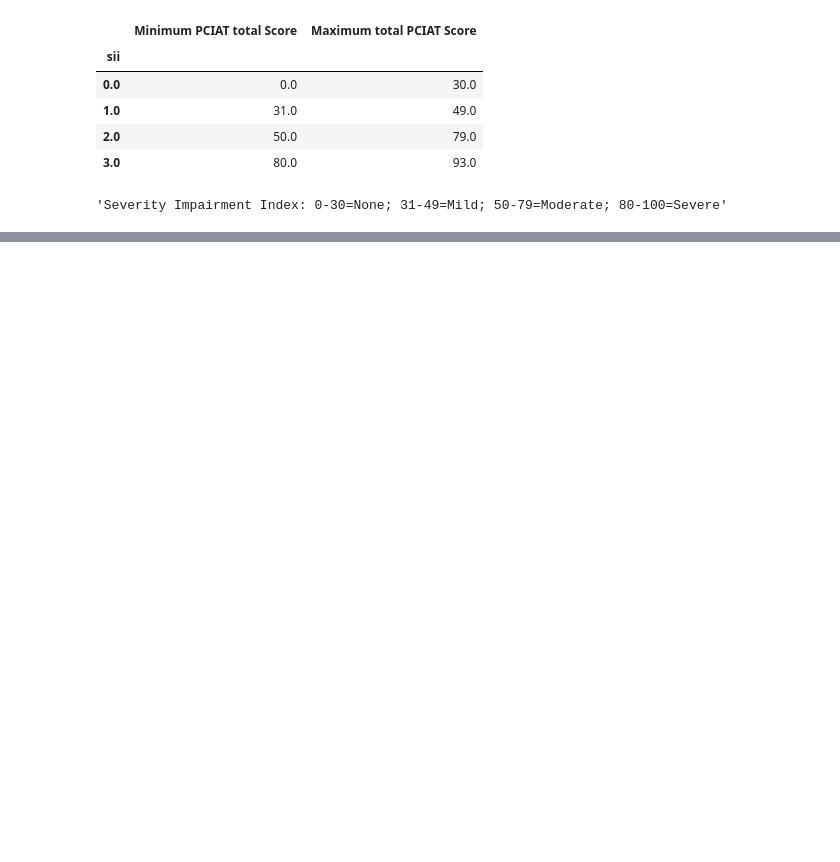
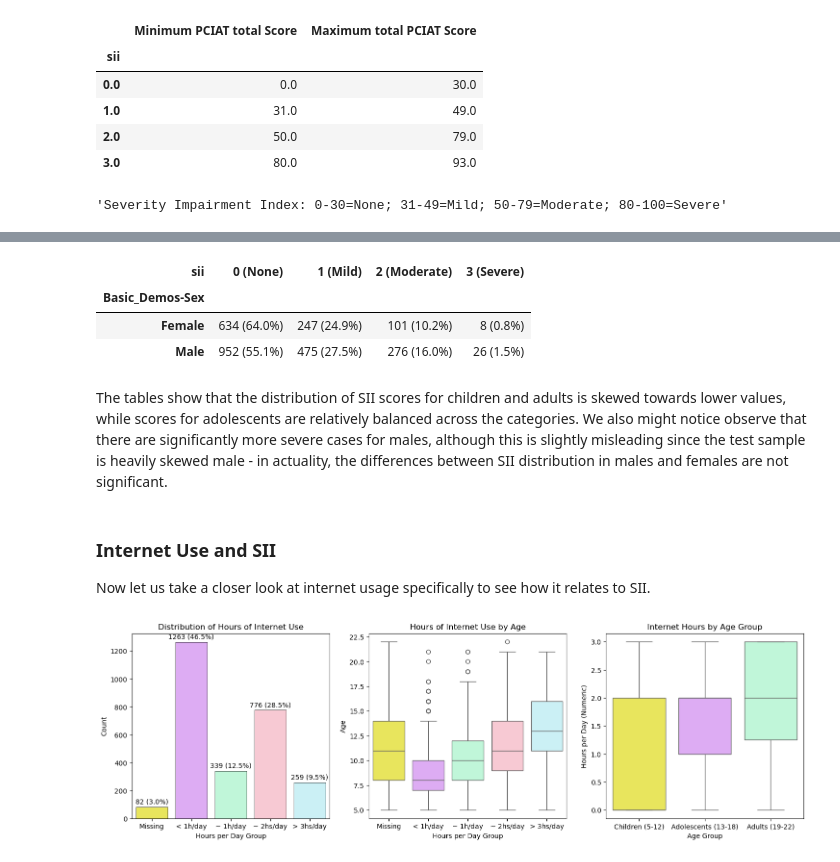
Before and after one commit to tomragus/CMI-PIU-Model, a Jupyter notebook: notebooks/CMI-PIU_draft2.ipynb, the cells around one changed output, grey strips where cells are left out. Drawn from its saved outputs; the diff is of its cells as text; code cells hidden in the pictures; blank space fills up the shorter version.

```diff
--- a/notebooks/CMI-PIU_draft2.ipynb
+++ b/notebooks/CMI-PIU_draft2.ipynb
@@ -213,0 +341,7 @@ data_dict[data_dict['Field'] == 'PCIAT-PCIAT_Total']['Value Labels'].iloc[0]
+# %%
+assert train['Basic_Demos-Age'].isna().sum() == 0
+assert train['Basic_Demos-Sex'].isna().sum() == 0
+
+# participant age distribution
+train['Age Group'] = pd.cut(train['Basic_Demos-Age'], bins=[4, 12, 18, 22], labels=['Children (5-12)', 'Adolescents (13-18)', 'Adults (19-22)'])
+calculate_stats(train, 'Age Group')
@@ -213,0 +354,5 @@ data_dict[data_dict['Field'] == 'PCIAT-PCIAT_Total']['Value Labels'].iloc[0]
+# %%
+# participant sex distribution
+sex_map = {0: 'Male', 1: 'Female'}
+train['Basic_Demos-Sex'] = train['Basic_Demos-Sex'].map(sex_map)
+calculate_stats(train, 'Basic_Demos-Sex')
@@ -213,0 +376,47 @@ data_dict[data_dict['Field'] == 'PCIAT-PCIAT_Total']['Value Labels'].iloc[0]
+# %%
+# SII distribution by sex
+stats_sex = train.groupby(['Basic_Demos-Sex', 'sii'], observed=False).size().unstack(fill_value=0)
+stats_sex_prop = stats_sex.div(stats_sex.sum(axis=1), axis=0) * 100
+stats_sex = stats_sex.astype(str) +' (' + stats_sex_prop.round(1).astype(str) + '%)'
+stats_sex
+# %% [output]
+| sii | 0 (None) | 1 (Mild) | 2 (Moderate) | 3 (Severe) |
+| Basic_Demos-Sex |  |  |  |  |
+| Female | 634 (64.0%) | 247 (24.9%) | 101 (10.2%) | 8 (0.8%) |
+| Male | 952 (55.1%) | 475 (27.5%) | 276 (16.0%) | 26 (1.5%) |
+# %% [markdown]
+The tables show that the distribution of SII scores for children and adults is skewed towards lower values, while scores for adolescents are relatively balanced across the categories. We also might notice observe that there are significantly more severe cases for males, although this is slightly misleading since the test sample is heavily skewed male - in actuality, the differences between SII distribution in males and females are not significant.
+# %% [markdown]
+### Internet Use and SII
+
+Now let us take a closer look at internet usage specifically to see how it relates to SII.
+# %%
+fig, axes = plt.subplots(1, 3, figsize=(18, 5))
+
+# generate bar graph, distribution of hours of internet use
+ax1 = sns.countplot(x='internet_use_encoded', hue='internet_use_encoded', data=train, palette=custom_palette, legend=False, ax=axes[0], edgecolor='black', linewidth=0.6)
+axes[0].set_title('Distribution of Hours of Internet Use')
+axes[0].set_xlabel('Hours per Day Group')
+axes[0].set_ylabel('Count')
+
+total = len(train['internet_use_encoded'])
+for p in ax1.patches:
+    count = int(p.get_height())
+    percentage = '{:.1f}%'.format(100 * count / total)
+    ax1.annotate(f'{count} ({percentage})', (p.get_x() + p.get_width() / 2., p.get_height()),
+                 ha='center', va='baseline', fontsize=10, color='black', xytext=(0, 5),
+                 textcoords='offset points')
+
+# generate boxplot, hours of internet use by age
+sns.boxplot(y=train['Basic_Demos-Age'], x=train['internet_use_encoded'], hue=train['internet_use_encoded'], palette=custom_palette, ax=axes[1], legend=False)
+axes[1].set_title('Hours of Internet Use by Age')
+axes[1].set_ylabel('Age')
+axes[1].set_xlabel('Hours per Day Group')
+
+# generate boxplot, internet hours by age group
+sns.boxplot(y='PreInt_EduHx-computerinternet_hoursday', x='Age Group', hue='Age Group',data=train, palette=custom_palette[:3], ax=axes[2], legend=False)
+axes[2].set_title('Internet Hours by Age Group')
+axes[2].set_ylabel('Hours per Day (Numeric)')
+axes[2].set_xlabel('Age Group');
+# %% [output]
+[figure, added]
```
Also changed, not shown: parts of 19 cells of this notebook.
